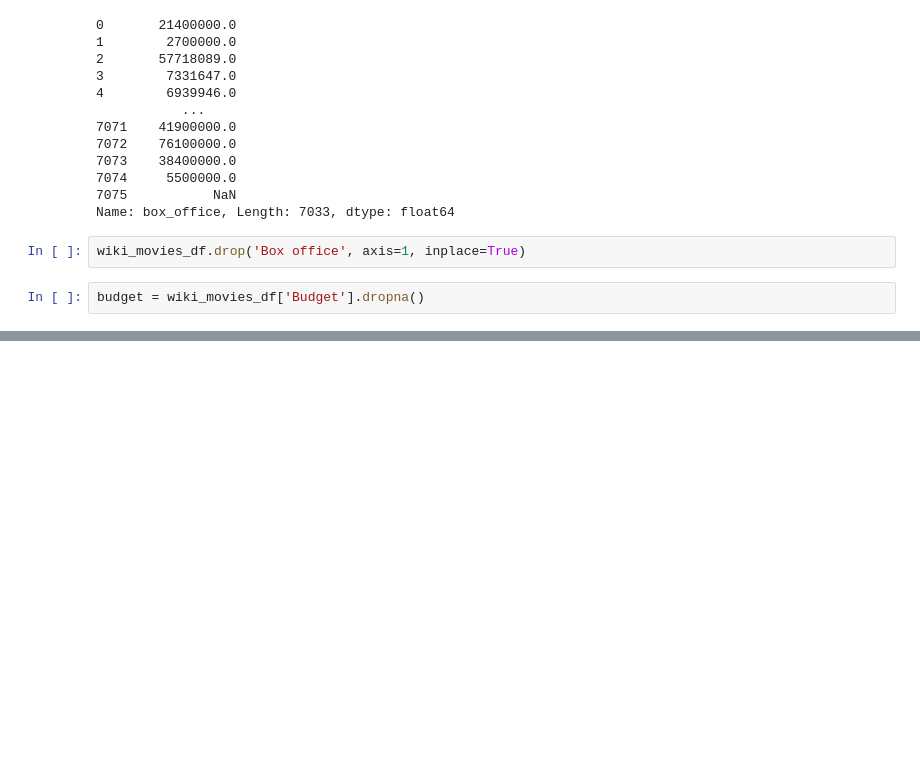
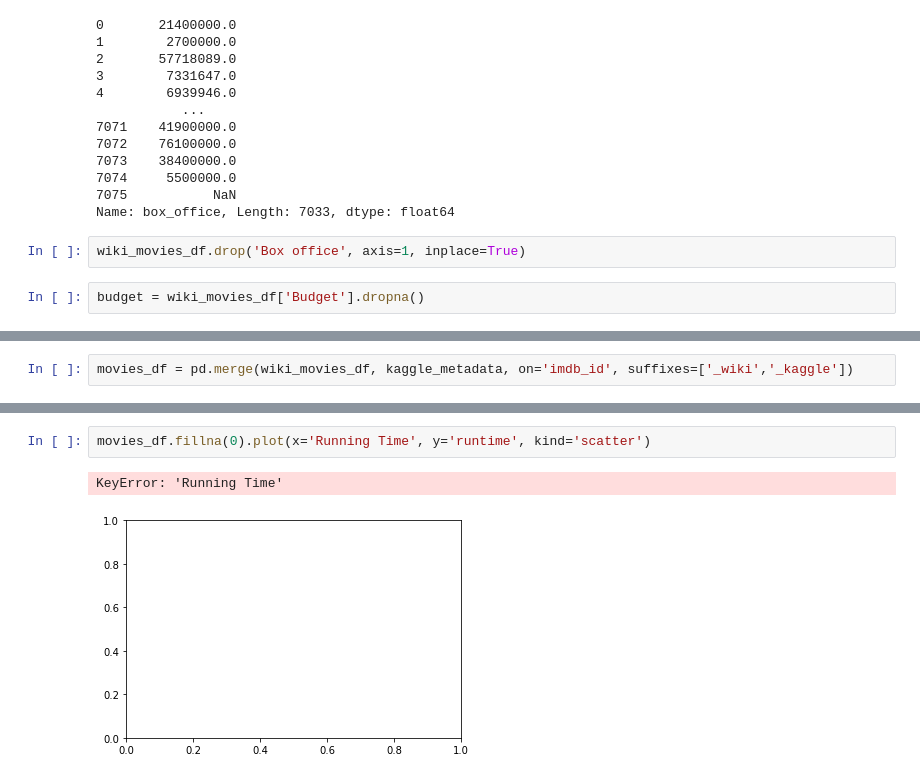
Before and after one commit to junipear21/Movies-ETL, a Jupyter notebook: Untitled.ipynb, the cells around one changed output, grey strips where cells are left out. Saved outputs shown, nothing was run; the diff lists cells and outputs as text; blank space fills up the shorter version.

```diff
--- a/Untitled.ipynb
+++ b/Untitled.ipynb
@@ -636,0 +637,2 @@ Name: rating, dtype: float64
+# %%
+movies_df = pd.merge(wiki_movies_df, kaggle_metadata, on='imdb_id', suffixes=['_wiki','_kaggle'])
@@ -636,0 +688,5 @@ Name: rating, dtype: float64
+# %%
+movies_df.fillna(0).plot(x='Running Time', y='runtime', kind='scatter')
+# %% [output]
+KeyError: 'Running Time'
+[figure, added]
```
Also changed, not shown: parts of 87 cells of this notebook.
